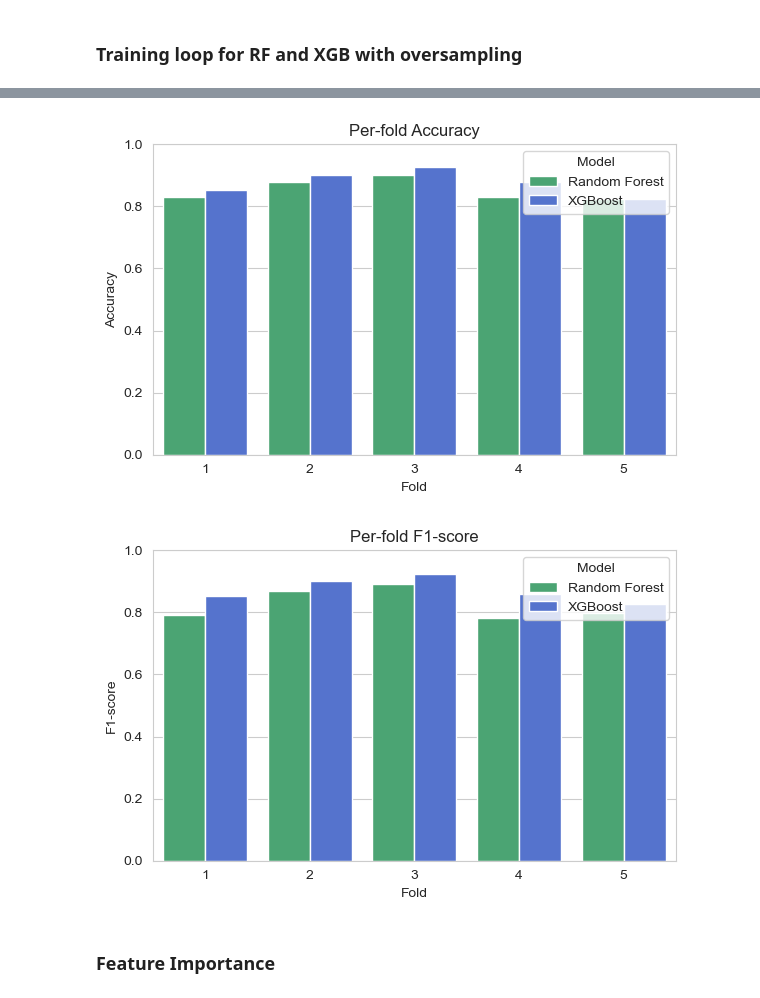
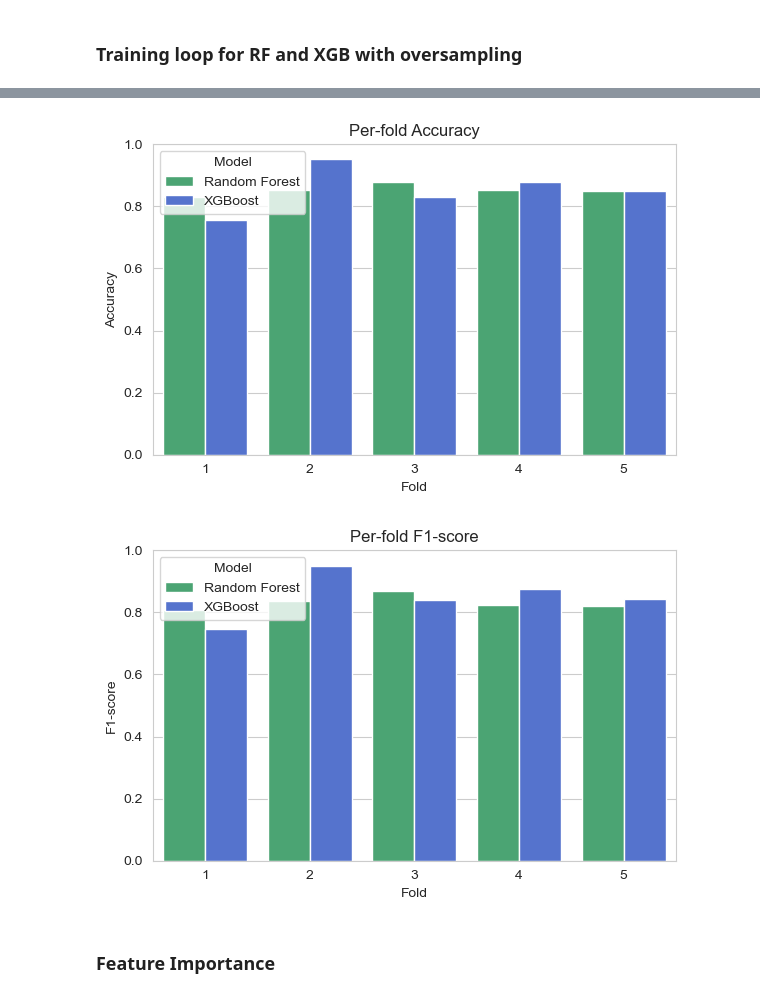
Before and after one commit to m-j-w-f/ROAR, a Jupyter notebook: src/roar/notenbooks/03train.ipynb, the cells around one changed output, grey strips where cells are left out. Saved outputs shown, nothing was run; the diff lists cells and outputs as text; code cells hidden in the pictures.

```diff
--- a/src/roar/notenbooks/03train.ipynb
+++ b/src/roar/notenbooks/03train.ipynb
@@ -665,13 +455,10 @@ yaw_CAN_Sig_8_: (1, 2750), attrs: <Attributes of HDF5 object at 1901419254528>
 df_clean = df.copy()
 
 naws_cols = [col for col in df_clean.columns if col.startswith("NAWSSound")]
-
-group_cols = ["road_type", "car_id", "tyre_id"]
+group_cols = ["track_ID", "vehicle", "tyre_ID"]
 
 for col in naws_cols:
-    df_clean[col] = df_clean.groupby(group_cols)[col].transform(
-        lambda g: g.fillna(g.mean())
-    )
+    df_clean[col] = df_clean.groupby(group_cols)[col].transform(lambda g: g.fillna(g.mean()))
 
 # If some groups have only NaN (rare), fill remaining with global mean
 if df_clean[naws_cols].isna().any().any():
@@ -1031,9 +821,9 @@ for fold, (train_idx, val_idx) in enumerate(skf.split(X, y)):
         max_depth=None,
         min_samples_split=2,
         min_samples_leaf=1,
-        class_weight={'150': 1.0, '211': 0.3},
+        class_weight={150: 1.0, 211: 0.3},
         n_jobs=-1,
-        random_state=42
+        random_state=42,
     )
 
     rf.fit(X_train, y_train)
@@ -1059,7 +849,7 @@ for fold, (train_idx, val_idx) in enumerate(skf.split(X, y)):
         objective="binary:logistic",  # binary road-type problem
         n_jobs=-1,
         eval_metric="logloss",
-        random_state=42
+        random_state=42,
     )
 
     xgb.fit(X_train, y_train_enc)
@@ -1076,12 +866,8 @@ for fold, (train_idx, val_idx) in enumerate(skf.split(X, y)):
     print(confusion_matrix(y_val, y_pred_xgb))
 
     # store per-fold results
-    fold_results.append({
-        "fold": fold + 1,
-        "rf_acc": rf_acc,
-        "rf_f1": rf_f1,
-        "xgb_acc": xgb_acc,
-        "xgb_f1": xgb_f1
-    })
+    fold_results.append(
+        {"fold": fold + 1, "rf_acc": rf_acc, "rf_f1": rf_f1, "xgb_acc": xgb_acc, "xgb_f1": xgb_f1}
+    )
 # %% [output]
 ===== Fold 1/5 =====
@@ -1137,45 +923,41 @@ acc_plot_df = results_df.melt(
     var_name="model",
     value_name="accuracy",
 )
-acc_plot_df["model"] = acc_plot_df["model"].map(
-    {"rf_acc": "Random Forest", "xgb_acc": "XGBoost"}
-)
+acc_plot_df["model"] = acc_plot_df["model"].map({"rf_acc": "Random Forest", "xgb_acc": "XGBoost"})
 
 plt.figure(figsize=(6, 4))
 sns.barplot(data=acc_plot_df, x="fold", y="accuracy", hue="model", palette=palette)
 plt.ylim(0, 1)
 plt.title("Per-fold Accuracy")
 plt.xlabel("Fold")
 plt.ylabel("Accuracy")
 plt.legend(title="Model")
 plt.tight_layout()
 # plt.show()
-plt.savefig("accuracy_comparison.png", dpi=300)
+plt.savefig(ROOT_DIR / "plots" / "accuracy_comparison.pdf", dpi=300)
 
 # 2) F1-score comparison
 f1_plot_df = results_df.melt(
     id_vars="fold",
     value_vars=["rf_f1", "xgb_f1"],
     var_name="model",
     value_name="f1",
 )
-f1_plot_df["model"] = f1_plot_df["model"].map(
-    {"rf_f1": "Random Forest", "xgb_f1": "XGBoost"}
-)
+f1_plot_df["model"] = f1_plot_df["model"].map({"rf_f1": "Random Forest", "xgb_f1": "XGBoost"})
 
 plt.figure(figsize=(6, 4))
 sns.barplot(data=f1_plot_df, x="fold", y="f1", hue="model", palette=palette)
 plt.ylim(0, 1)
 plt.title("Per-fold F1-score")
 plt.xlabel("Fold")
 plt.ylabel("F1-score")
 plt.legend(title="Model")
 plt.tight_layout()
 # plt.show()
-plt.savefig("f1score_comparison.png", dpi=300)
+plt.savefig(ROOT_DIR / "plots" / "f1score_comparison.pdf", dpi=300)
 # %% [output]
-[figure, old version]
+[figure, new version]
-[figure, old version]
+[figure, new version]
 # %% [markdown]
 ### Feature Importance
 # %%
```
Also changed, not shown: parts of 31 cells of this notebook, 10 other files.
